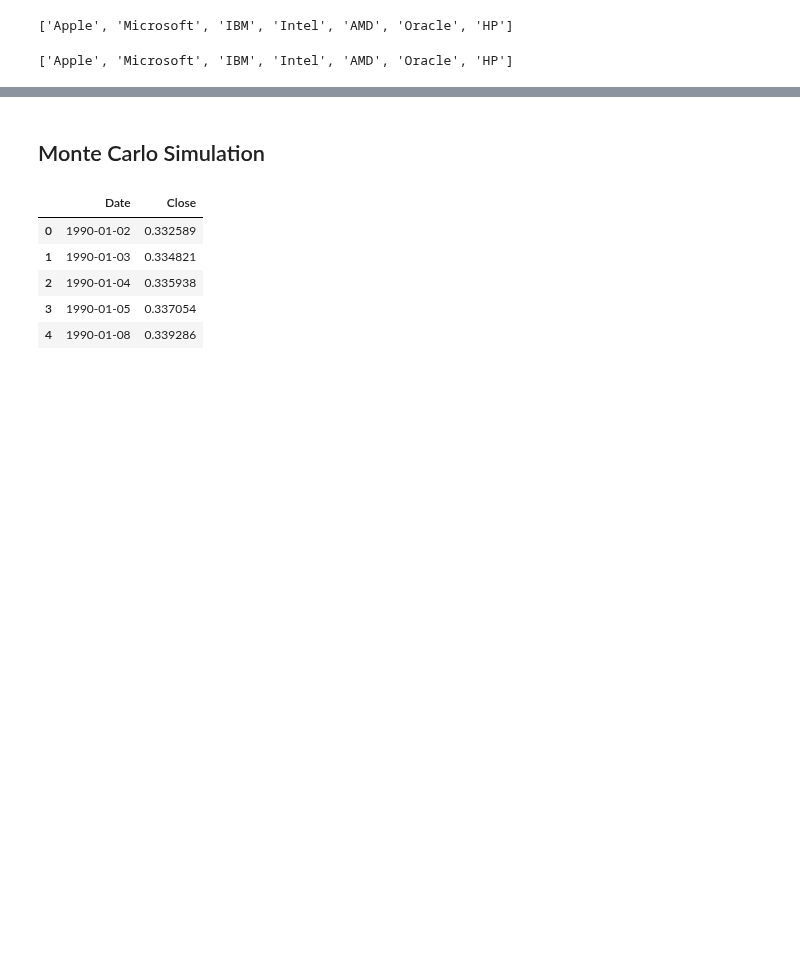
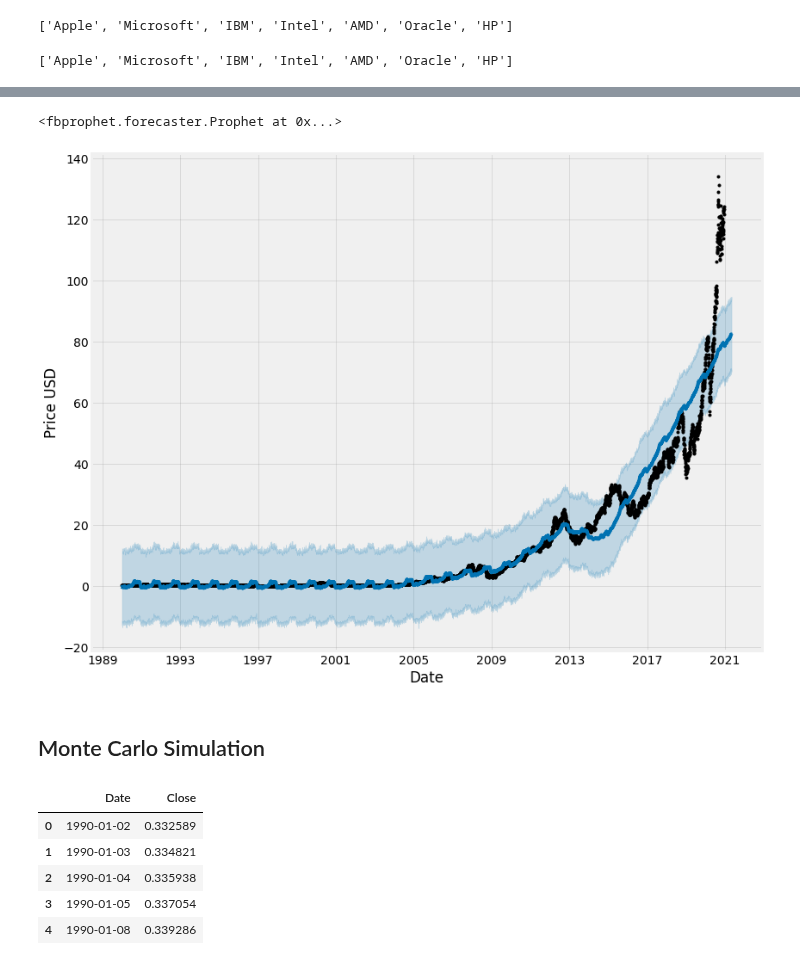
Before and after one commit to yuchild/erik_interviewqs, a Jupyter notebook: question_stocks_monte_carlo.ipynb, the cells around one changed output, grey strips where cells are left out. Saved outputs shown, nothing was run; the diff lists cells and outputs as text; code cells hidden in the pictures; blank space fills up the shorter version.

```diff
--- a/question_stocks_monte_carlo.ipynb
+++ b/question_stocks_monte_carlo.ipynb
@@ -998,0 +1003,5 @@ columns
+# %%
+apple_df = df['Apple'].to_frame()
+apple_df.reset_index(level=0, inplace=True)
+apple_df.rename(columns = {'Date': 'ds', 'Apple': 'y'}, inplace=True)
+apple_df.head()
@@ -999,3 +1015,19 @@ columns
+# %%
+apple_model = Prophet(interval_width = 0.95, daily_seasonality=True)
+apple_model.fit(apple_df)
+# %% [output]
+<fbprophet.forecaster.Prophet at 0x...>
+# %%
+apple_forecast = apple_model.make_future_dataframe(periods = 144)
+apple_forecast = apple_model.predict(apple_forecast)
+# %%
+apple_model.plot(apple_forecast
+                 , xlabel = 'Date'
+                 , ylabel = 'Price USD'
+                 , figsize = (12,9)
+                );
+# %% [output]
+[figure, added]
 # %% [markdown]
 ## Monte Carlo Simulation
 # %%
```
Also changed, not shown: parts of 34 cells of this notebook.
